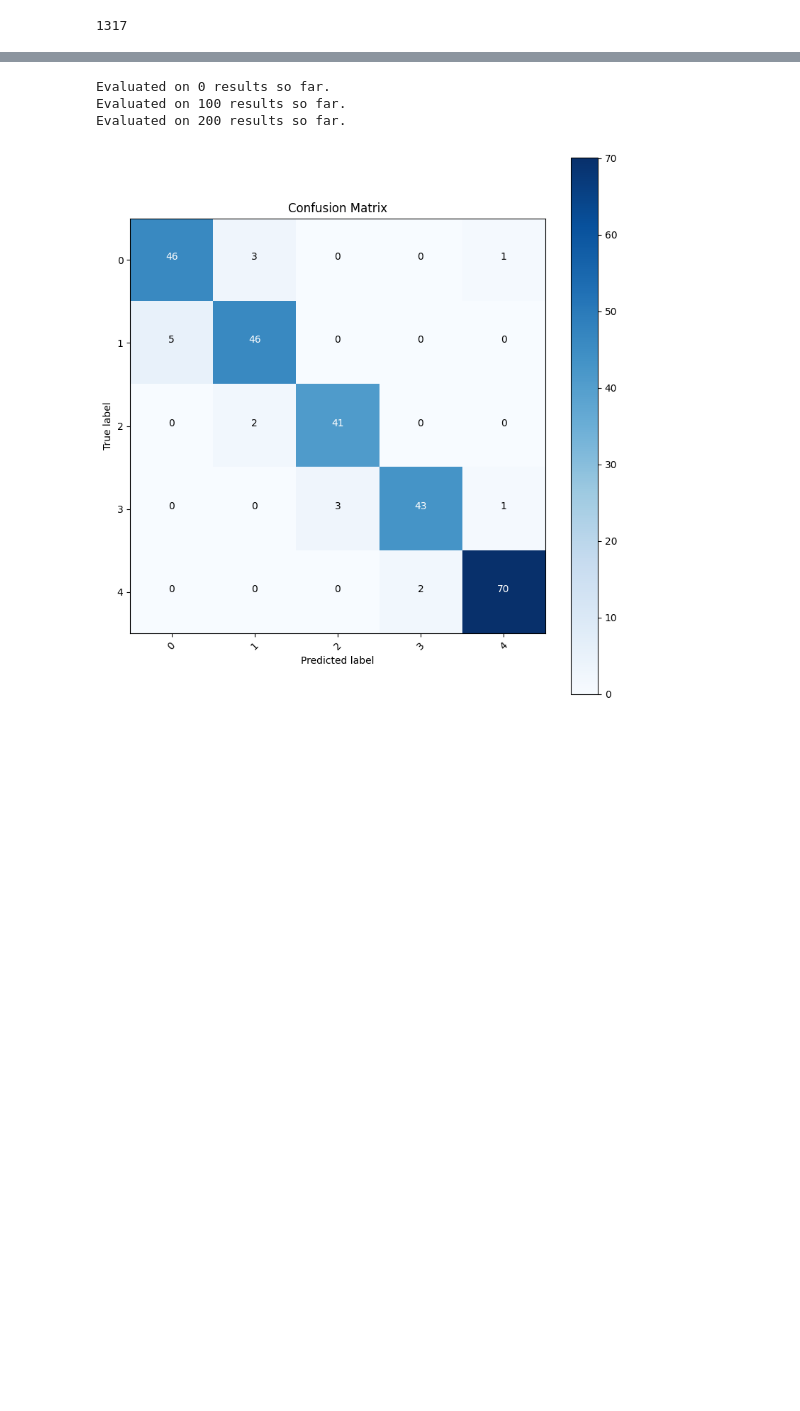
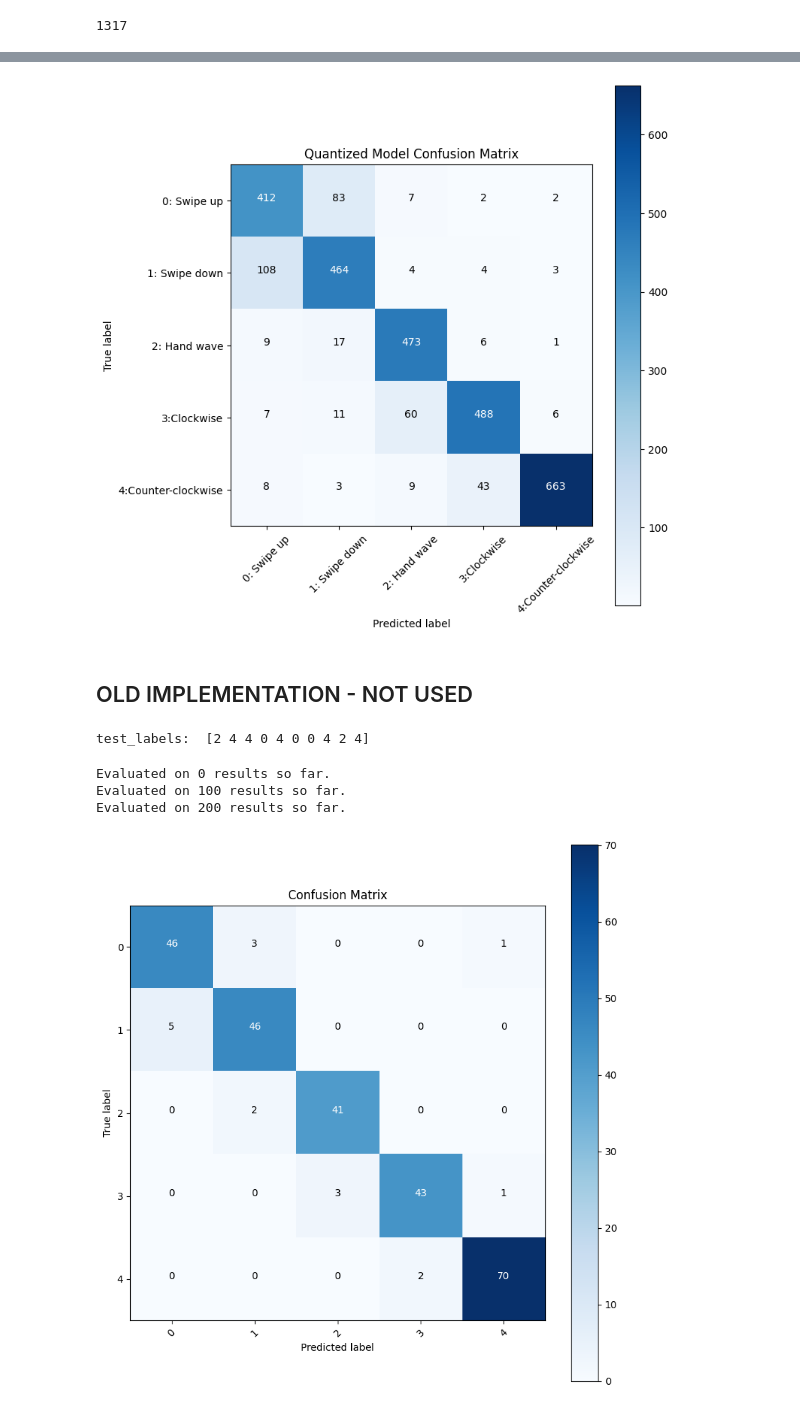
Before and after one commit to yenling12/ee596_tinyML_project, a Jupyter notebook: Project_models_confusion_matrix_classification.ipynb, the cells around one changed output, grey strips where cells are left out. Drawn from its saved outputs; the diff is of its cells as text; code cells hidden in the pictures; blank space fills up the shorter version.

```diff
--- a/Project_models_confusion_matrix_classification.ipynb
+++ b/Project_models_confusion_matrix_classification.ipynb
@@ -265,0 +378,22 @@ Found 8701 files belonging to 5 classes.
+# %%
+SCORE_THRESHOLD = 0.5
+correct_count = 0
+wrong_count = 0
+discarded_count = 0
+true_quant_labels = []
+predicted_quant_labels = []
+for label_dir in glob.glob("test/*"):
+  label = int(label_dir.replace("test/", ""))
+  for filename in glob.glob(label_dir + "/*.png"):
+    index, score = predict_tflite(filename)
+    if score < SCORE_THRESHOLD:
+      discarded_count += 1
+    if index == label:
+      correct_count += 1
+    else:
+      wrong_count += 1
+    true_quant_labels.append(label)
+    predicted_quant_labels.append(index)
+correct_percentage = (correct_count / (correct_count + wrong_count)) * 100
+
+print("%.1f%% correct (N=%d, %d below threshold)" % (correct_percentage, (correct_count + wrong_count), discarded_count))
@@ -266,3 +481,16 @@ Found 8701 files belonging to 5 classes.
+# %%
+# Compute Qunatized Model confusion matrix
+cm_quant = confusion_matrix(true_quant_labels, predicted_quant_labels)
+np.set_printoptions(precision=2)
+
+# Plot confusion matrix
+plt.figure(figsize=(8, 8))
+plot_confusion_matrix(cm_quant, classes=classes, title='Quantized Model Confusion Matrix')
+plt.show()
+# %% [output]
+[figure, added]
+# %% [markdown]
+## OLD IMPLEMENTATION - NOT USED
 # %%
 # Extracting and saving train images and labels from the train dataset.
 train_images = []
@@ -279,3 +507,6 @@ for image, label in validation_ds.take(len(validation_ds)).unbatch():
     test_labels.append(label)
 # %%
 test_labels = np.argmax(test_labels, axis=1)
+print('test_labels: ', test_labels)
+# %% [output]
+test_labels:  [2 4 4 0 4 0 0 4 2 4]
```
Also changed, not shown: parts of 27 cells of this notebook.
